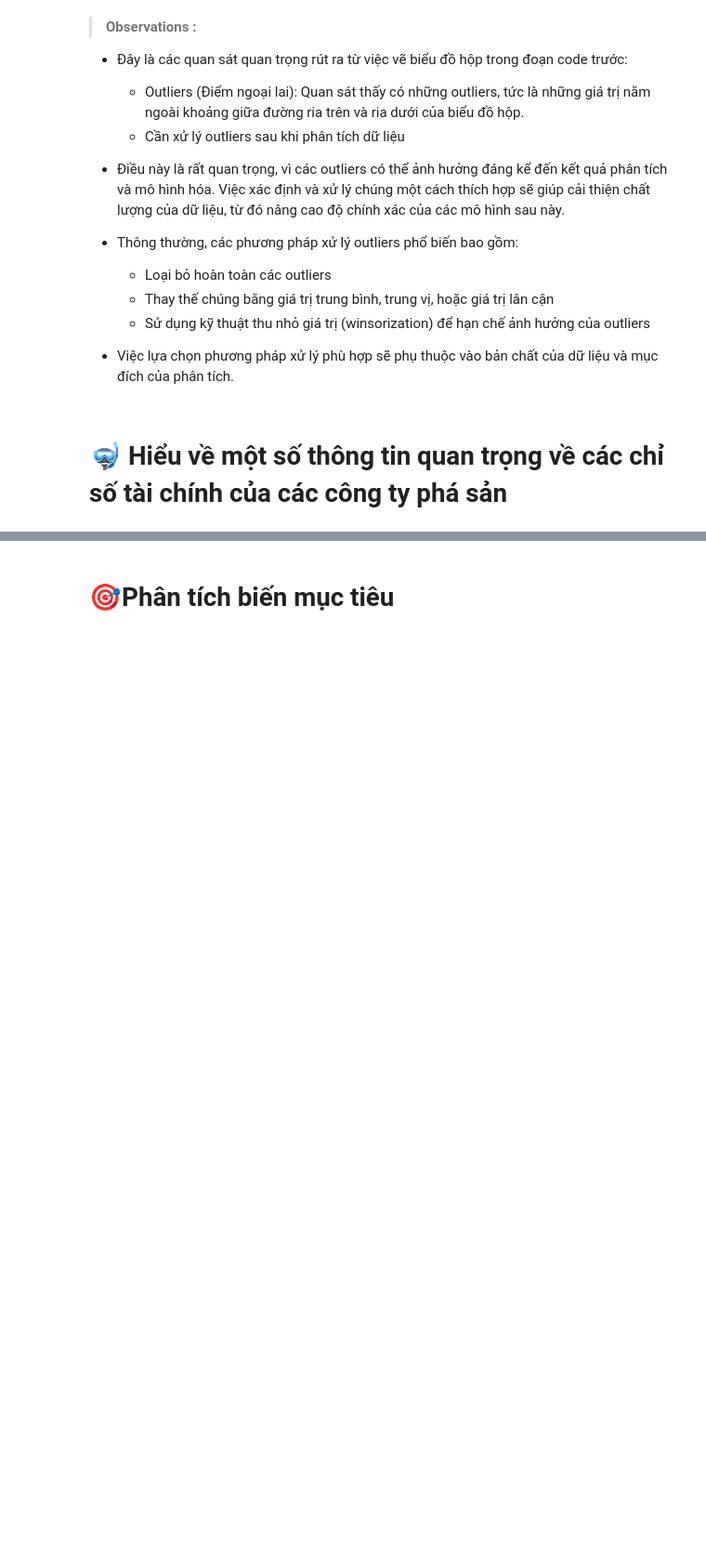
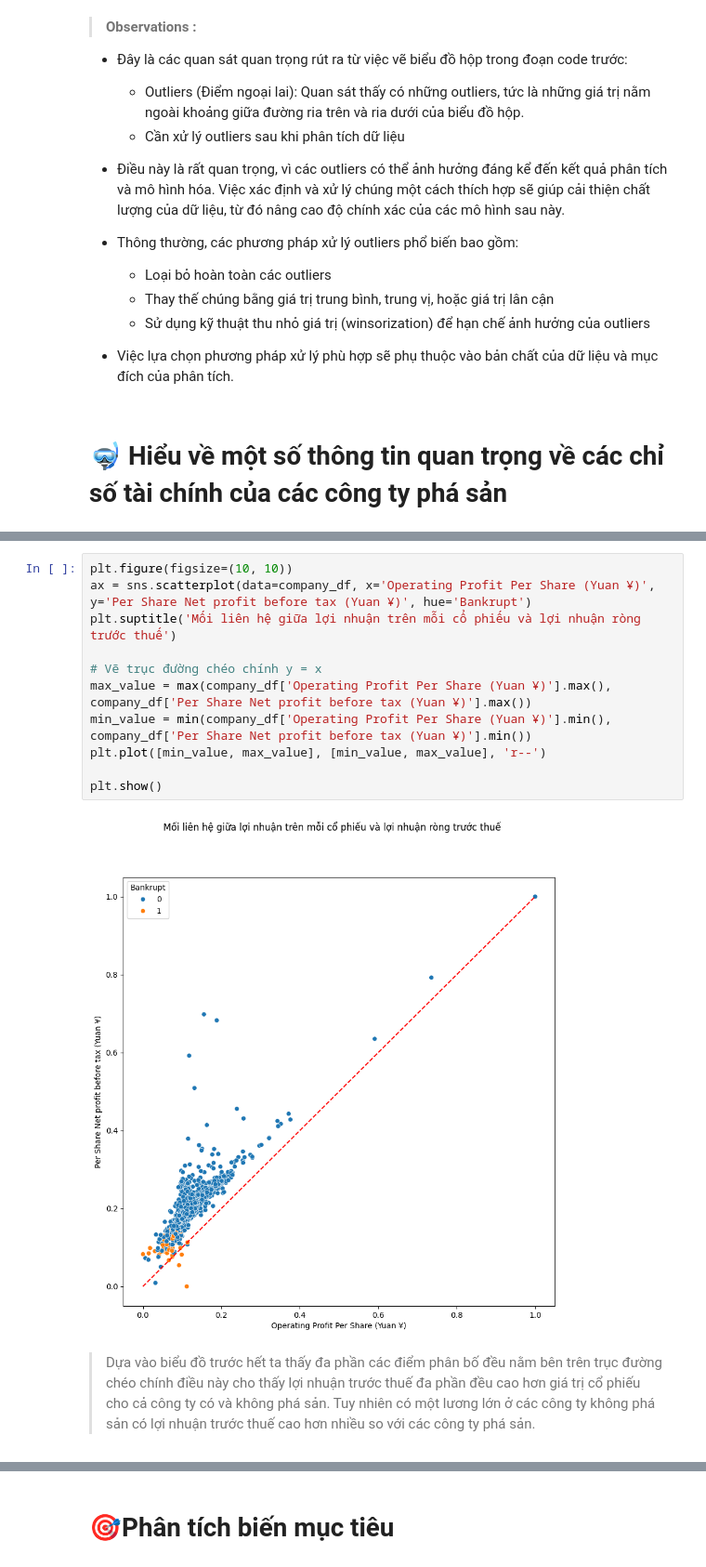
Before and after one commit to vovantri123/CK_Python, a Jupyter notebook: CK.ipynb, the cells around one changed output, grey strips where cells are left out. Shown at 93% size. Saved outputs shown, nothing was run; the diff lists cells and outputs as text; blank space fills up the shorter version.

```diff
--- a/CK.ipynb
+++ b/CK.ipynb
@@ -466,0 +514,15 @@ plt.show()
+# %%
+plt.figure(figsize=(10, 10))
+ax = sns.scatterplot(data=company_df, x='Operating Profit Per Share (Yuan ¥)', y='Per Share Net profit before tax (Yuan ¥)', hue='Bankrupt')
+plt.suptitle('Mối liên hệ giữa lợi nhuận trên mỗi cổ phiếu và lợi nhuận ròng trước thuế')
+
+# Vẽ trục đường chéo chính y = x
+max_value = max(company_df['Operating Profit Per Share (Yuan ¥)'].max(), company_df['Per Share Net profit before tax (Yuan ¥)'].max())
+min_value = min(company_df['Operating Profit Per Share (Yuan ¥)'].min(), company_df['Per Share Net profit before tax (Yuan ¥)'].min())
+plt.plot([min_value, max_value], [min_value, max_value], 'r--')
+
+plt.show()
+# %% [output]
+[figure, added]
+# %% [markdown]
+>  Dựa vào biểu đồ trước hết ta thấy đa phần các điểm phân bố đều nằm bên trên trục đường chéo chính điều này cho thấy lợi nhuận trước thuế đa phần đều cao hơn giá trị cổ phiếu cho cả công ty có và không phá sản. Tuy nhiên có một lương lớn ở các công ty không phá sản có lợi nhuận trước thuế cao hơn nhiều so với các công ty phá sản.
```
Also changed, not shown: parts of 19 cells of this notebook.
